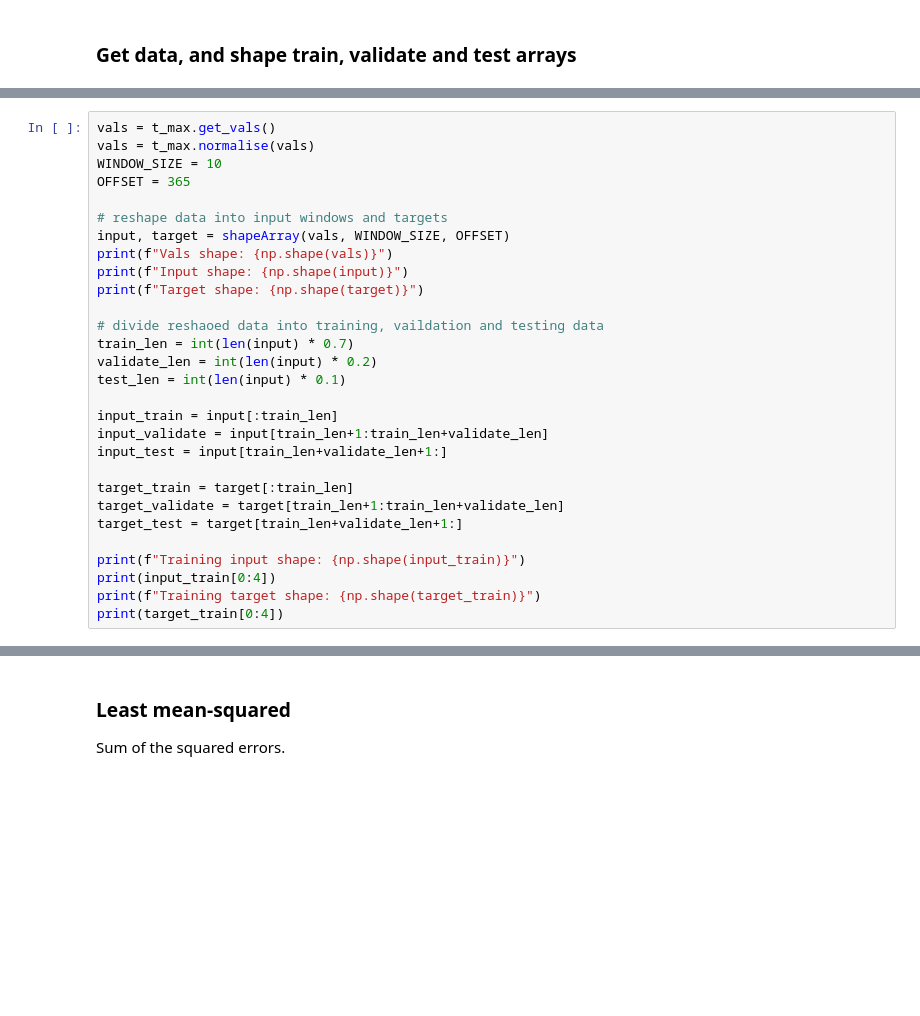
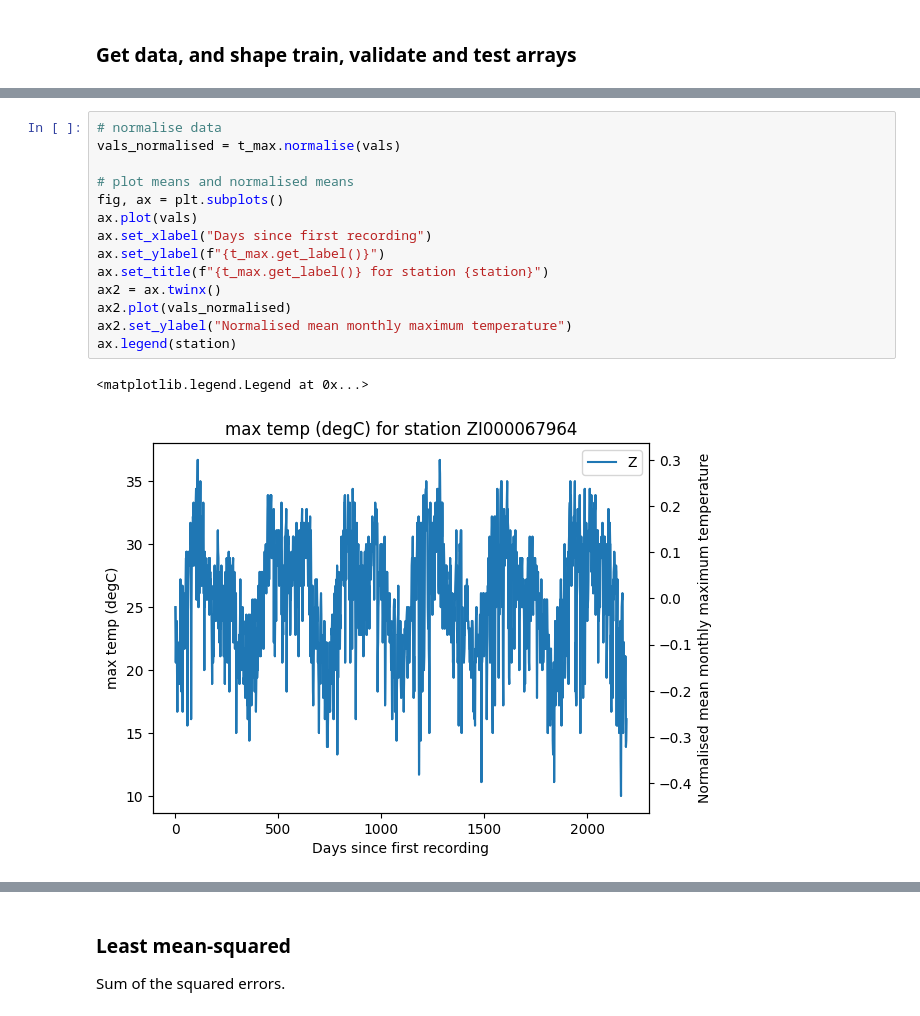
Before and after one commit to rhtweedie/ghcnd_ml, a Jupyter notebook: RNN_single_var.ipynb, the cells around one changed output, grey strips where cells are left out. Drawn from its saved outputs; the diff is of its cells as text; blank space fills up the shorter version.

Commit message:
Get some nice results and plot predictions

```diff
--- a/RNN_single_var.ipynb
+++ b/RNN_single_var.ipynb
@@ -52,29 +67,17 @@ ax.legend((t_max.get_station()))
-# %%
-vals = t_max.get_vals()
-vals = t_max.normalise(vals)
-WINDOW_SIZE = 10
-OFFSET = 365
-
-# reshape data into input windows and targets
-input, target = shapeArray(vals, WINDOW_SIZE, OFFSET)
-print(f"Vals shape: {np.shape(vals)}")
-print(f"Input shape: {np.shape(input)}")
-print(f"Target shape: {np.shape(target)}")
-
-# divide reshaoed data into training, vaildation and testing data
-train_len = int(len(input) * 0.7)
-validate_len = int(len(input) * 0.2)
-test_len = int(len(input) * 0.1)
-
-input_train = input[:train_len]
-input_validate = input[train_len+1:train_len+validate_len]
-input_test = input[train_len+validate_len+1:]
-
-target_train = target[:train_len]
-target_validate = target[train_len+1:train_len+validate_len]
-target_test = target[train_len+validate_len+1:]
-
-print(f"Training input shape: {np.shape(input_train)}")
-print(input_train[0:4])
-print(f"Training target shape: {np.shape(target_train)}")
-print(target_train[0:4])
+# %%
+# normalise data
+vals_normalised = t_max.normalise(vals)
+
+# plot means and normalised means
+fig, ax = plt.subplots()
+ax.plot(vals)
+ax.set_xlabel("Days since first recording")
+ax.set_ylabel(f"{t_max.get_label()}")
+ax.set_title(f"{t_max.get_label()} for station {station}")
+ax2 = ax.twinx()
+ax2.plot(vals_normalised)
+ax2.set_ylabel("Normalised mean monthly maximum temperature")
+ax.legend(station)
+# %% [output]
+<matplotlib.legend.Legend at 0x...>
+[figure, added]
```
Also changed, not shown: parts of 11 cells of this notebook.
